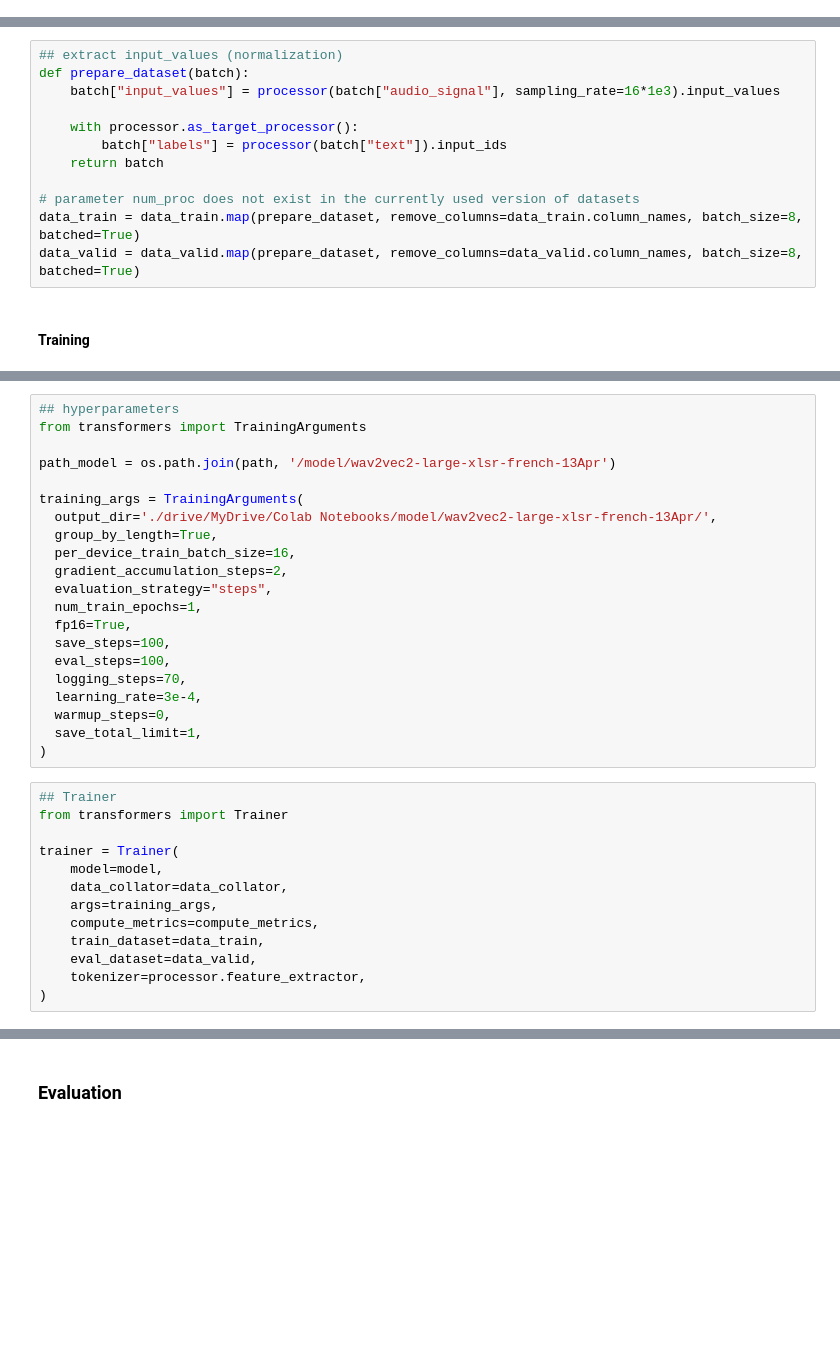
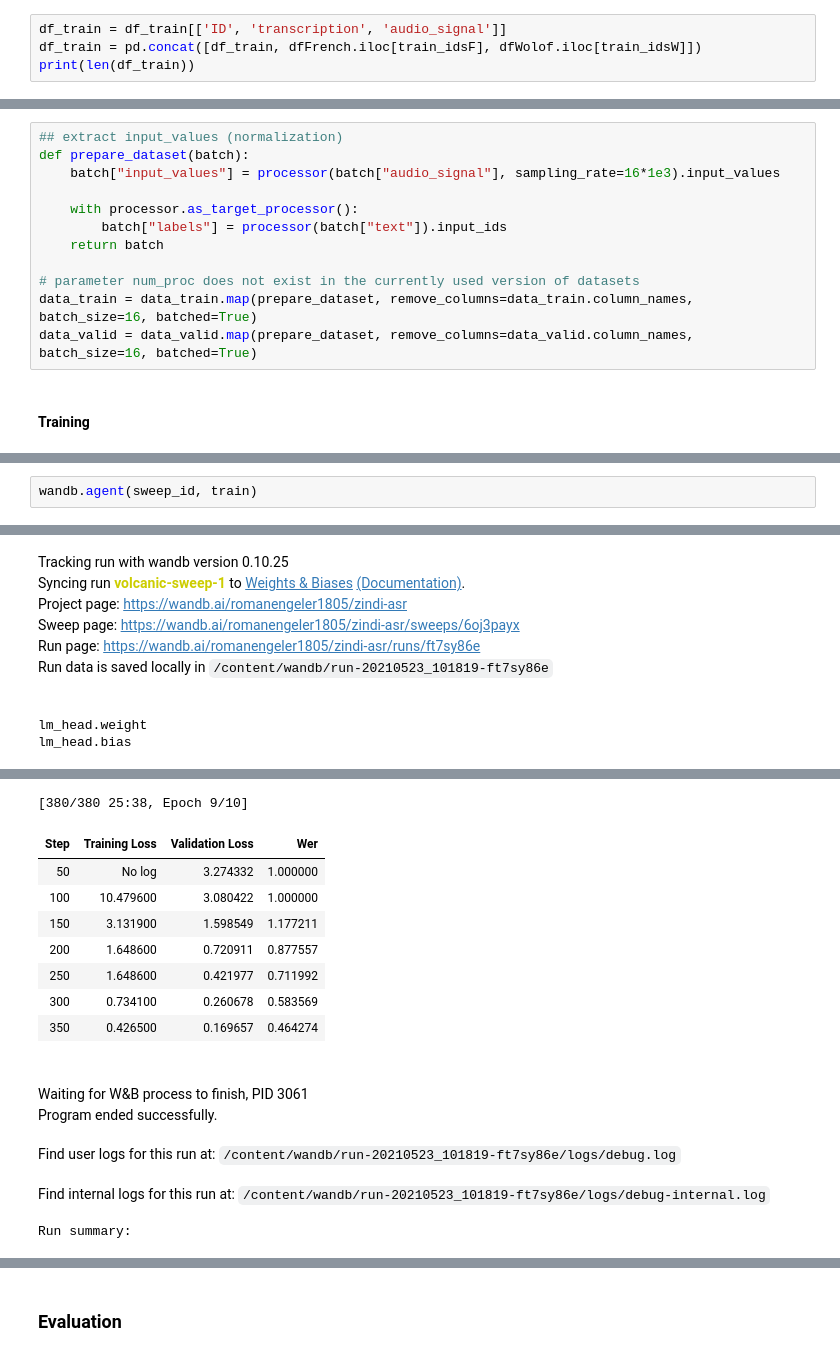
Before and after one commit to RomanEngeler1805/Zindi_AutomaticSpeechRecognition, a Jupyter notebook: Model_Zindi_ASR.ipynb, the cells around one changed output, grey strips where cells are left out. Saved outputs shown, nothing was run; the diff lists cells and outputs as text; blank space fills up the shorter version.

Commit message:
experiments with external data sets

```diff
--- a/Model_Zindi_ASR.ipynb
+++ b/Model_Zindi_ASR.ipynb
@@ -143,0 +288,4 @@ File exist
+# %%
+df_train = df_train[['ID', 'transcription', 'audio_signal']]
+df_train = pd.concat([df_train, dfFrench.iloc[train_idsF], dfWolof.iloc[train_idsW]])
+print(len(df_train))
@@ -283,8 +375,8 @@ def prepare_dataset(batch):
     return batch
 
 # parameter num_proc does not exist in the currently used version of datasets
-data_train = data_train.map(prepare_dataset, remove_columns=data_train.column_names, batch_size=8, batched=True)
-data_valid = data_valid.map(prepare_dataset, remove_columns=data_valid.column_names, batch_size=8, batched=True)
+data_train = data_train.map(prepare_dataset, remove_columns=data_train.column_names, batch_size=16, batched=True)
+data_valid = data_valid.map(prepare_dataset, remove_columns=data_valid.column_names, batch_size=16, batched=True)
 # %% [markdown]
 #### Training
 # %%
@@ -436,34 +481,0 @@ for name, param in model.named_parameters():
-# %%
-## hyperparameters
-from transformers import TrainingArguments
-
-path_model = os.path.join(path, '/model/wav2vec2-large-xlsr-french-13Apr')
-
-training_args = TrainingArguments(
-  output_dir='./drive/MyDrive/Colab Notebooks/model/wav2vec2-large-xlsr-french-13Apr/',
-  group_by_length=True,
-  per_device_train_batch_size=16,
-  gradient_accumulation_steps=2,
-  evaluation_strategy="steps",
-  num_train_epochs=1,
-  fp16=True,
-  save_steps=100,
-  eval_steps=100,
-  logging_steps=70,
-  learning_rate=3e-4,
-  warmup_steps=0,
-  save_total_limit=1,
-)
-# %%
-## Trainer
-from transformers import Trainer
-
-trainer = Trainer(
-    model=model,
-    data_collator=data_collator,
-    args=training_args,
-    compute_metrics=compute_metrics,
-    train_dataset=data_train,
-    eval_dataset=data_valid,
-    tokenizer=processor.feature_extractor,
-)
@@ -488,0 +592,3 @@ TrainOutput(global_step=134, training_loss=nan, metrics={'train_runtime': 438.15
+# %%
+wandb.agent(sweep_id, train)
+# %% [output]
@@ -488,0 +606,8 @@ TrainOutput(global_step=134, training_loss=nan, metrics={'train_runtime': 438.15
+Tracking run with wandb version 0.10.25
+Syncing run volcanic-sweep-1 to Weights & Biases (Documentation).
+Project page: https://wandb.ai/romanengeler1805/zindi-asr
+Sweep page: https://wandb.ai/romanengeler1805/zindi-asr/sweeps/6oj3payx
+Run page: https://wandb.ai/romanengeler1805/zindi-asr/runs/ft7sy86e
+Run data is saved locally in /content/wandb/run-20210523_101819-ft7sy86e
+lm_head.weight
+lm_head.bias
@@ -488,0 +621,14 @@ TrainOutput(global_step=134, training_loss=nan, metrics={'train_runtime': 438.15
+[380/380 25:38, Epoch 9/10]
+| Step | Training Loss | Validation Loss | Wer |
+| 50 | No log | 3.274332 | 1.000000 |
+| 100 | 10.479600 | 3.080422 | 1.000000 |
+| 150 | 3.131900 | 1.598549 | 1.177211 |
+| 200 | 1.648600 | 0.720911 | 0.877557 |
+| 250 | 1.648600 | 0.421977 | 0.711992 |
+| 300 | 0.734100 | 0.260678 | 0.583569 |
+| 350 | 0.426500 | 0.169657 | 0.464274 |
+Waiting for W&B process to finish, PID 3061
+Program ended successfully.
+Find user logs for this run at: /content/wandb/run-20210523_101819-ft7sy86e/logs/debug.log
+Find internal logs for this run at: /content/wandb/run-20210523_101819-ft7sy86e/logs/debug-internal.log
+Run summary:
```
Also changed, not shown: parts of 60 cells of this notebook, 1 other file.
